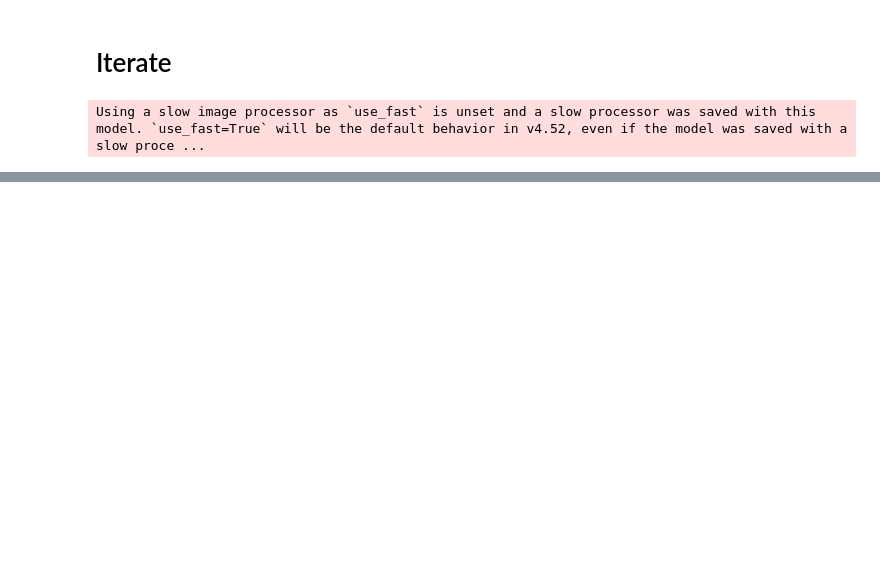
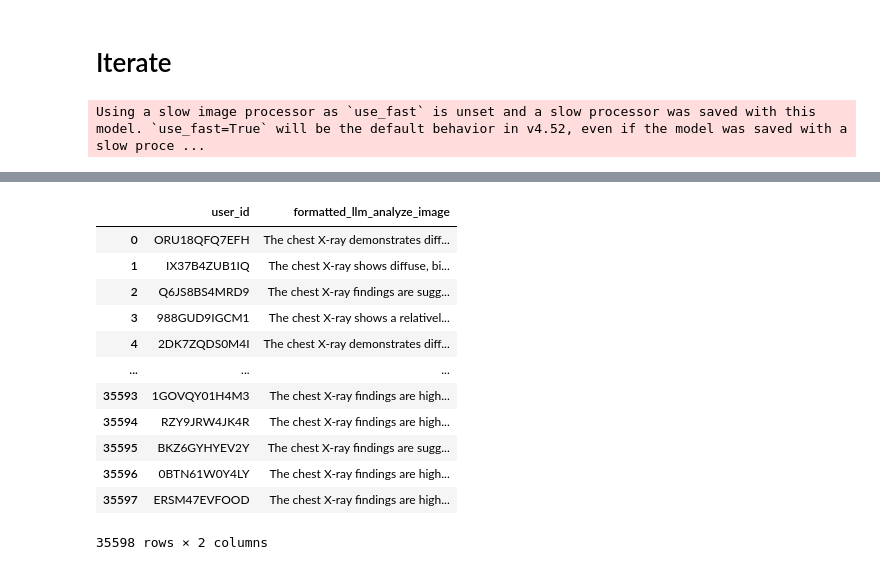
Before and after one commit to arkiven4/Qwen2.5-Omni, a Jupyter notebook: 1.2. GenReason LLM XRAY.ipynb, the cells around one changed output, grey strips where cells are left out. Saved outputs shown, nothing was run; the diff lists cells and outputs as text; code cells hidden in the pictures; blank space fills up the shorter version.

```diff
--- a/1.2. GenReason LLM XRAY.ipynb
+++ b/1.2. GenReason LLM XRAY.ipynb
@@ -163,0 +303,16 @@ for split in ['train', 'dev', 'test']:
+# %%
+df_reasoning.rename(columns={"idx_col": "user_id"})[["user_id", "formatted_llm_analyze_image"]]
+# %% [output]
+|  | user_id | formatted_llm_analyze_image |
+| 0 | ORU18QFQ7EFH | The chest X-ray demonstrates diff... |
+| 1 | IX37B4ZUB1IQ | The chest X-ray shows diffuse, bi... |
+| 2 | Q6JS8BS4MRD9 | The chest X-ray findings are sugg... |
+| 3 | 988GUD9IGCM1 | The chest X-ray shows a relativel... |
+| 4 | 2DK7ZQDS0M4I | The chest X-ray demonstrates diff... |
+| ... | ... | ... |
+| 35593 | 1GOVQY01H4M3 | The chest X-ray findings are high... |
+| 35594 | RZY9JRW4JK4R | The chest X-ray findings are high... |
+| 35595 | BKZ6GYHYEV2Y | The chest X-ray findings are sugg... |
+| 35596 | 0BTN61W0Y4LY | The chest X-ray findings are high... |
+| 35597 | ERSM47EVFOOD | The chest X-ray findings are high... |
+35598 rows × 2 columns
```
Also changed, not shown: parts of 13 cells of this notebook, 18 other files.
